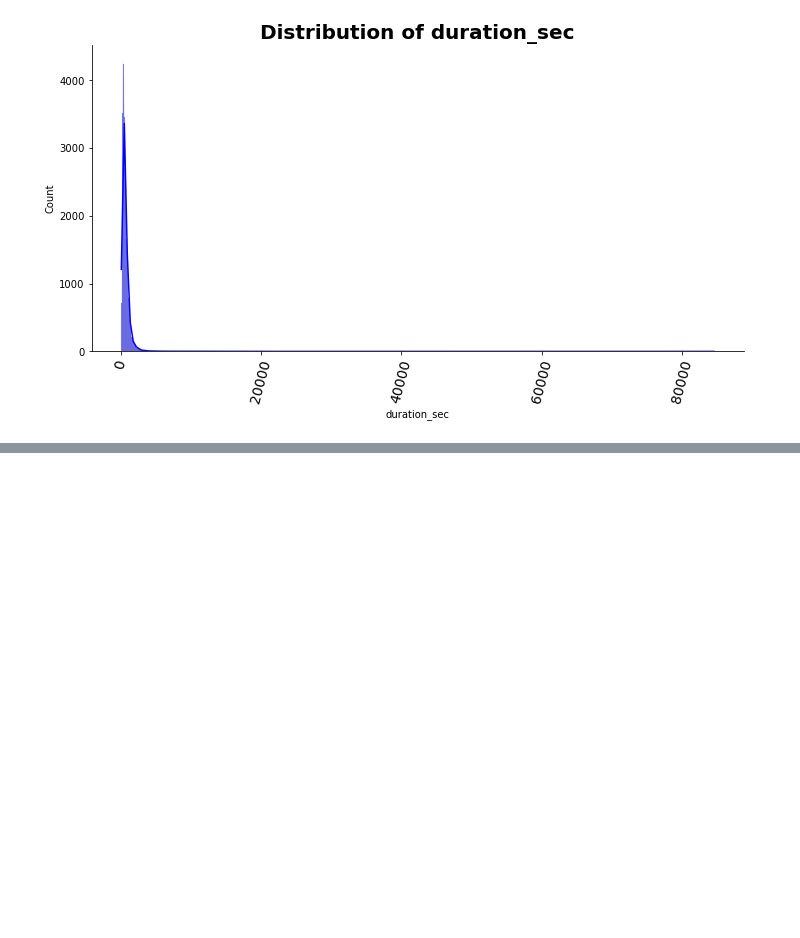
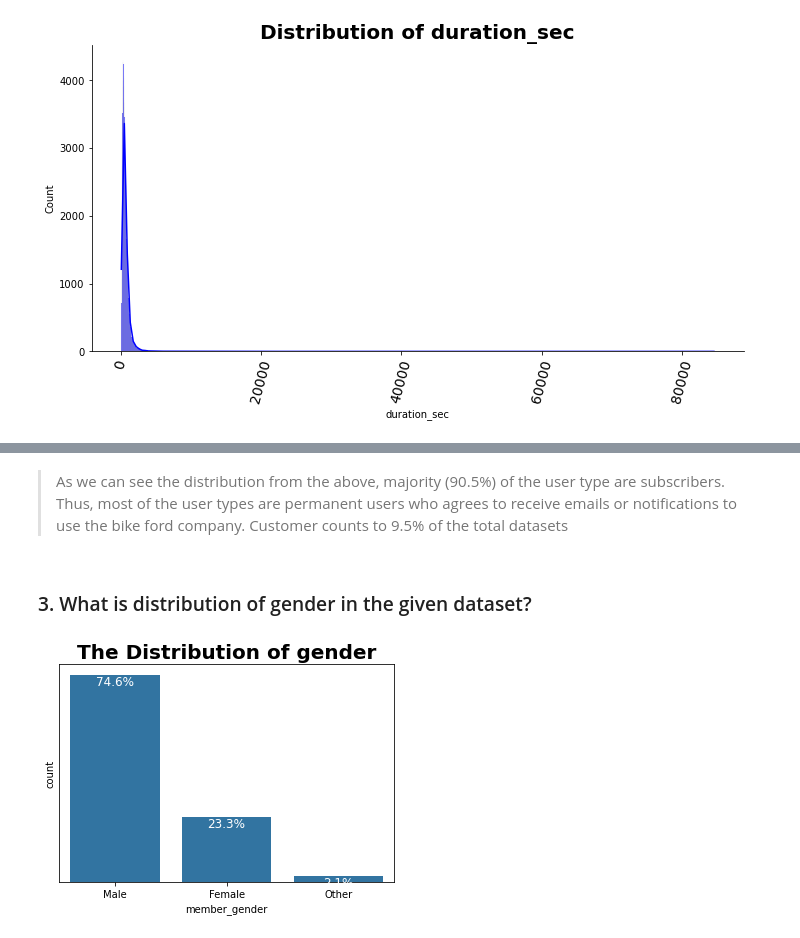
Before and after one commit to ekubay/Data_Visualization, a Jupyter notebook: Notebooks/Part_I_DataExploration.ipynb, the cells around one changed output, grey strips where cells are left out. Drawn from its saved outputs; the diff is of its cells as text; code cells hidden in the pictures; blank space fills up the shorter version.

```diff
--- a/Notebooks/Part_I_DataExploration.ipynb
+++ b/Notebooks/Part_I_DataExploration.ipynb
@@ -471,0 +233,11 @@ df_bik_cat =df_bike[['start_station_name', 'end_station_name', 'user_type','memb
+# %% [markdown]
+> As we can see the distribution from the above, majority (90.5%) of the user type are subscribers. Thus, most of the user types are permanent users who agrees to receive emails or notifications to use the bike ford company.
+> Customer counts to 9.5% of the total datasets
+# %% [markdown]
+### 3. What is distribution of gender in the given dataset?
+# %%
+# claling the function
+plt.title(f'The Distribution of gender', size=20, fontweight='bold')
+VisualiseDf.plot_discriptive_count(df_cleaData,df_cleaData['member_gender'] )
+# %% [output]
+[figure, added]
```
Also changed, not shown: parts of 144 cells of this notebook.
